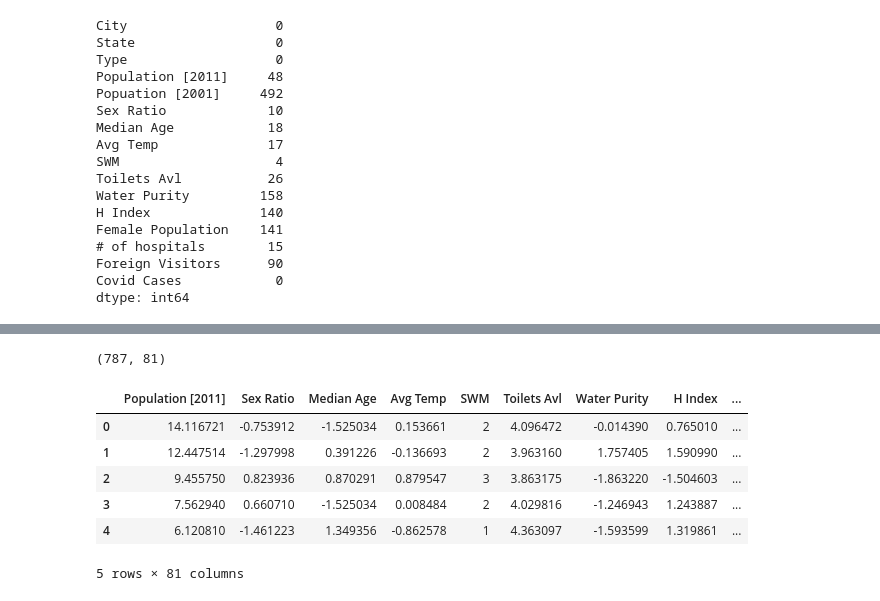
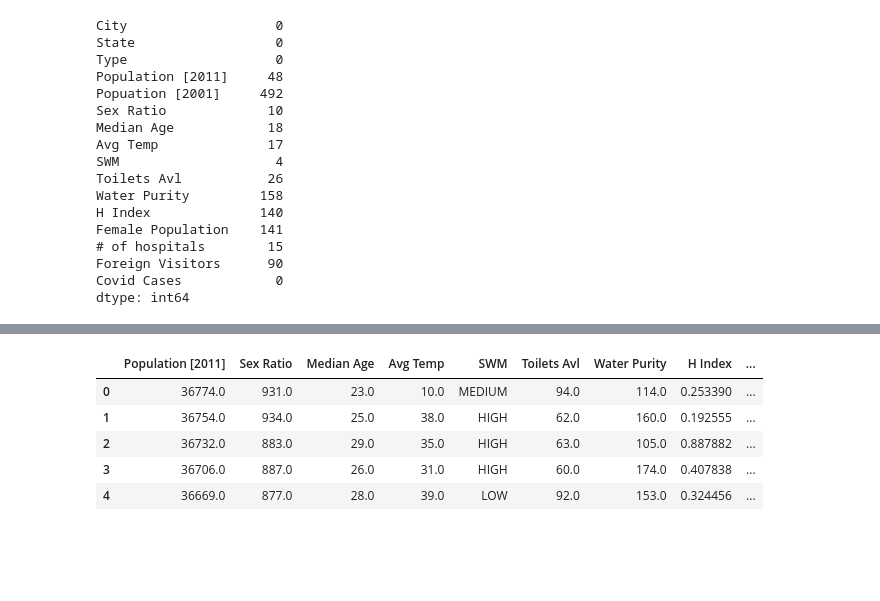
Before and after one commit to saivinayb/Flipr_Hackathon6.0, a Jupyter notebook: Flipr_Hackathon_6_Part_1.ipynb, the cells around one changed output, grey strips where cells are left out. Drawn from its saved outputs; the diff is of its cells as text; code cells hidden in the pictures; blank space fills up the shorter version.

```diff
--- a/Flipr_Hackathon_6_Part_1.ipynb
+++ b/Flipr_Hackathon_6_Part_1.ipynb
@@ -82,30 +65,13 @@ df['Foreign Visitors'] = df['Foreign Visitors'].fillna(df['Foreign Visitors'].me
-# %%
-mnx = StandardScaler()
-df.SWM = df.SWM.replace({'LOW':1, 'MEDIUM':2, 'HIGH':3})
-temp = pd.get_dummies(df, columns=['Type', 'State'])
-
-# temp['Popuation [2001]'] = mnx.fit_transform(temp['Popuation [2001]'].values.reshape(-1, 1))
-temp['Population [2011]'] = mnx.fit_transform(temp['Population [2011]'].values.reshape(-1, 1))
-temp['Sex Ratio'] = mnx.fit_transform(temp['Sex Ratio'].values.reshape(-1, 1))
-temp['Median Age'] = mnx.fit_transform(temp['Median Age'].values.reshape(-1, 1))
-temp['Avg Temp'] = mnx.fit_transform(temp['Avg Temp'].values.reshape(-1, 1))
-temp['Toilets Avl'] = mnx.fit_transform(temp['Toilets Avl'].values.reshape(-1, 1))
-temp['Water Purity'] = mnx.fit_transform(temp['Water Purity'].values.reshape(-1, 1))
-temp['H Index'] = mnx.fit_transform(temp['H Index'].values.reshape(-1, 1))
-# temp['Female Population'] = mnx.fit_transform(temp['Female Population'].values.reshape(-1, 1))
-temp['# of hospitals'] = mnx.fit_transform(temp['# of hospitals'].values.reshape(-1, 1))
-temp['Foreign Visitors'] = mnx.fit_transform(temp['Foreign Visitors'].values.reshape(-1, 1))
-print(temp.shape)
-temp.head()
-# %% [output]
-(787, 81)
-|  | Population [2011] | Sex Ratio | Median Age | Avg Temp | SWM | Toilets Avl | Water Purity | H Index | ... |
-| 0 | 14.116721 | -0.753912 | -1.525034 | 0.153661 | 2 | 4.096472 | -0.014390 | 0.765010 | ... |
-| 1 | 12.447514 | -1.297998 | 0.391226 | -0.136693 | 2 | 3.963160 | 1.757405 | 1.590990 | ... |
-| 2 | 9.455750 | 0.823936 | 0.870291 | 0.879547 | 3 | 3.863175 | -1.863220 | -1.504603 | ... |
-| 3 | 7.562940 | 0.660710 | -1.525034 | 0.008484 | 2 | 4.029816 | -1.246943 | 1.243887 | ... |
-| 4 | 6.120810 | -1.461223 | 1.349356 | -0.862578 | 1 | 4.363097 | -1.593599 | 1.319861 | ... |
-5 rows × 81 columns
+# %%
+df1 = df_test.drop(['City', 'Popuation [2001]', 'Female Population', 'State', 'Type'], axis = 1)
+df1.head()
+# %% [output]
+|  | Population [2011] | Sex Ratio | Median Age | Avg Temp | SWM | Toilets Avl | Water Purity | H Index | ... |
+| 0 | 36774.0 | 931.0 | 23.0 | 10.0 | MEDIUM | 94.0 | 114.0 | 0.253390 | ... |
+| 1 | 36754.0 | 934.0 | 25.0 | 38.0 | HIGH | 62.0 | 160.0 | 0.192555 | ... |
+| 2 | 36732.0 | 883.0 | 29.0 | 35.0 | HIGH | 63.0 | 105.0 | 0.887882 | ... |
+| 3 | 36706.0 | 887.0 | 26.0 | 31.0 | HIGH | 60.0 | 174.0 | 0.407838 | ... |
+| 4 | 36669.0 | 877.0 | 28.0 | 39.0 | LOW | 92.0 | 153.0 | 0.324456 | ... |
 # %%
 plt.figure(figsize=(16, 14))
 sns.heatmap(df.corr(), annot = True, cmap = plt.cm.Reds, square=True)
```
Also changed, not shown: parts of 24 cells of this notebook.
